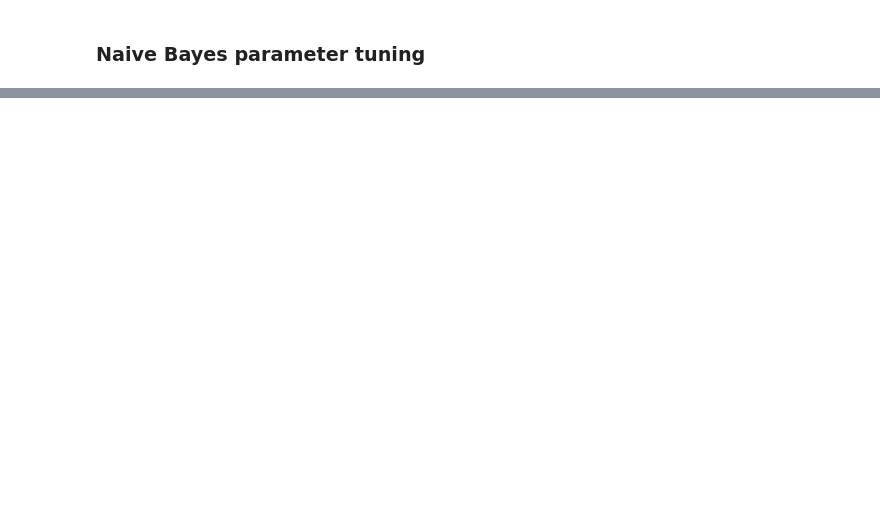
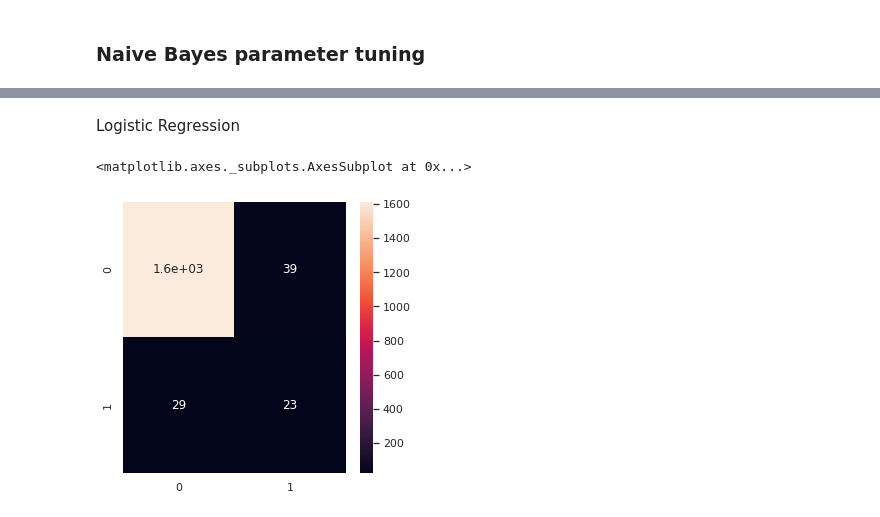
Before and after one commit to RushilPatel0703/ACML_Project, a Jupyter notebook: ACML_Project_Draft.ipynb, the cells around one changed output, grey strips where cells are left out. Drawn from its saved outputs; the diff is of its cells as text; code cells hidden in the pictures; blank space fills up the shorter version.

```diff
--- a/ACML_Project_Draft.ipynb
+++ b/ACML_Project_Draft.ipynb
@@ -297,0 +362,12 @@ plt.plot(iterations,acc4, color='orange')
+# %% [markdown]
+Logistic Regression
+# %%
+bestLR = LogisticRegression(penalty ='l2',C = 0.01, solver='newton-cg',max_iter=200)
+bestLR.fit(X_trainNb, y_train_new)
+bestLR_y_pred = bestLR.predict(X_testNb)
+# %%
+cm3 = confusion_matrix(y_test_new, bestLR_y_pred)
+sns.heatmap(cm2, annot=True)
+# %% [output]
+<matplotlib.axes._subplots.AxesSubplot at 0x...>
+[figure, added]
```
Also changed, not shown: parts of 20 cells of this notebook.
